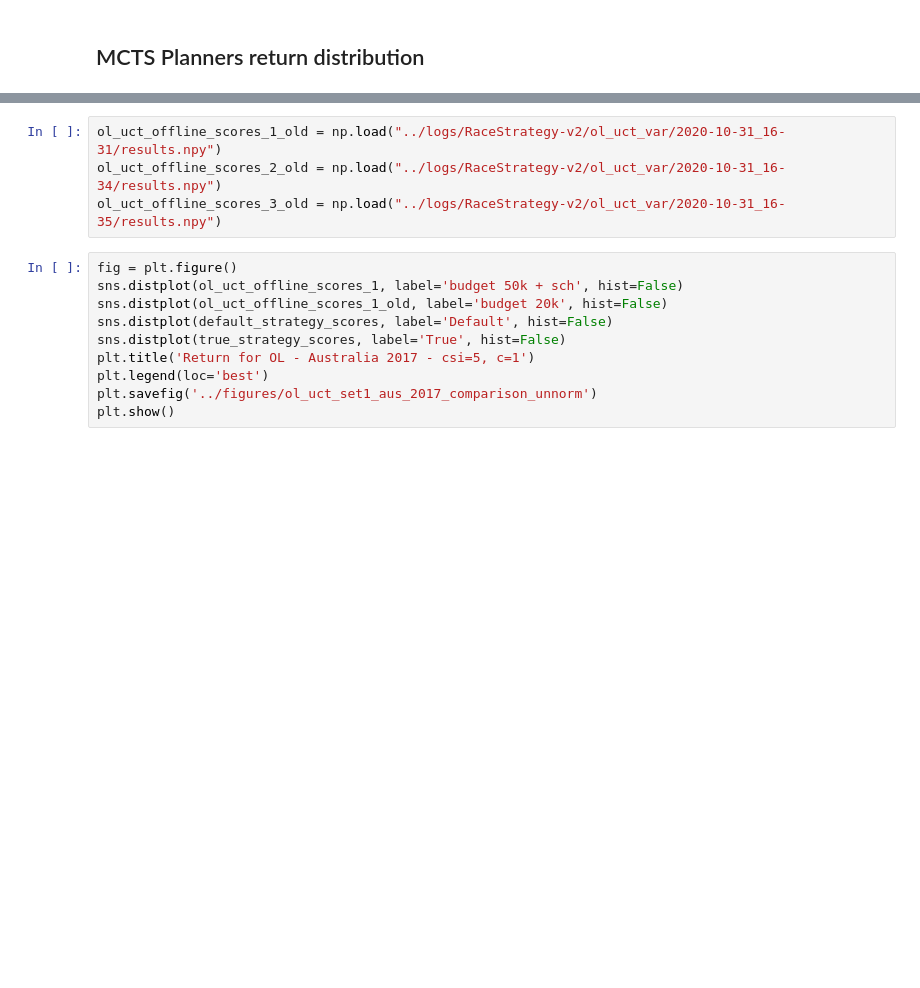
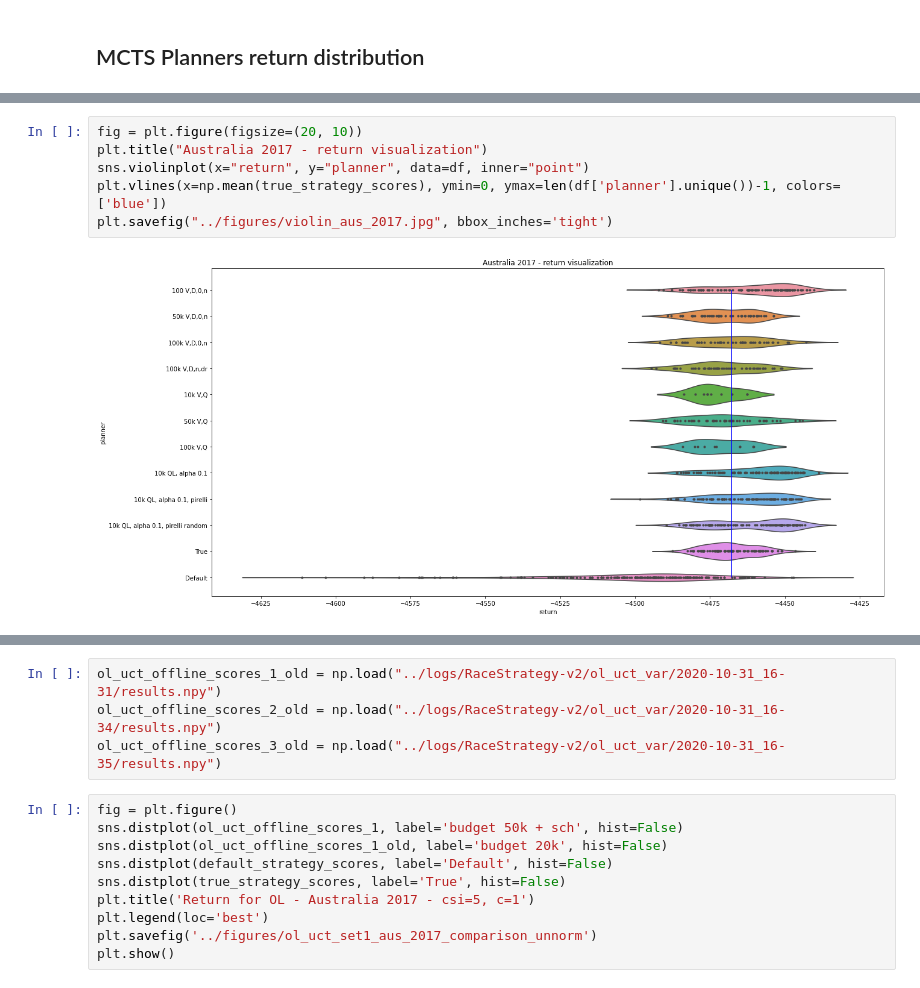
Before and after one commit to amarildolikmeta/alphazero_singleplayer, a Jupyter notebook: notebooks/return_distributions.ipynb, the cells around one changed output, grey strips where cells are left out. Drawn from its saved outputs; the diff is of its cells as text; blank space fills up the shorter version.

```diff
--- a/notebooks/return_distributions.ipynb
+++ b/notebooks/return_distributions.ipynb
@@ -66 +107,9 @@ df = pd.DataFrame({"planner": labels, "return":results, "set": sets})
+# %%
+fig = plt.figure(figsize=(20, 10))
+plt.title("Australia 2017 - return visualization")
+sns.violinplot(x="return", y="planner", data=df, inner="point")
+plt.vlines(x=np.mean(true_strategy_scores), ymin=0, ymax=len(df['planner'].unique())-1, colors=['blue'])
+plt.savefig("../figures/violin_aus_2017.jpg", bbox_inches='tight')
+# %% [output]
+[figure, added]
 # %%
```
Also changed, not shown: parts of 10 cells of this notebook, 5 other files.
